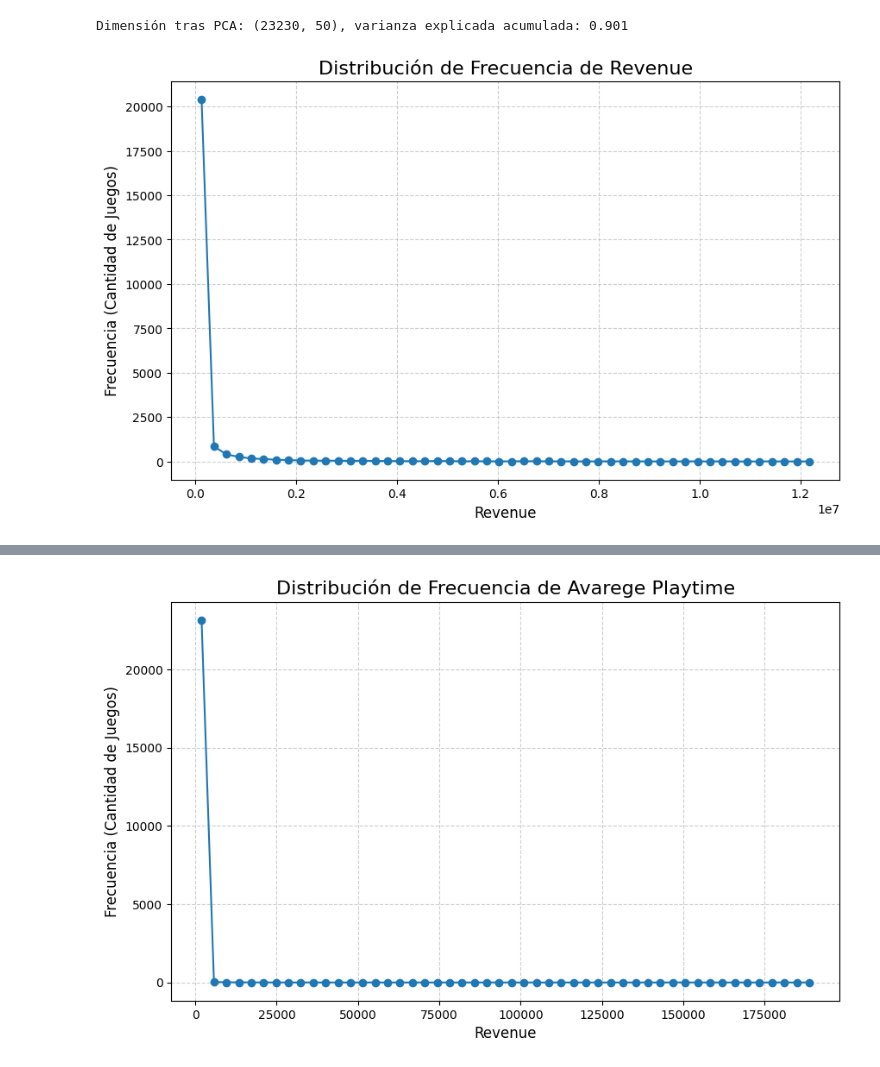
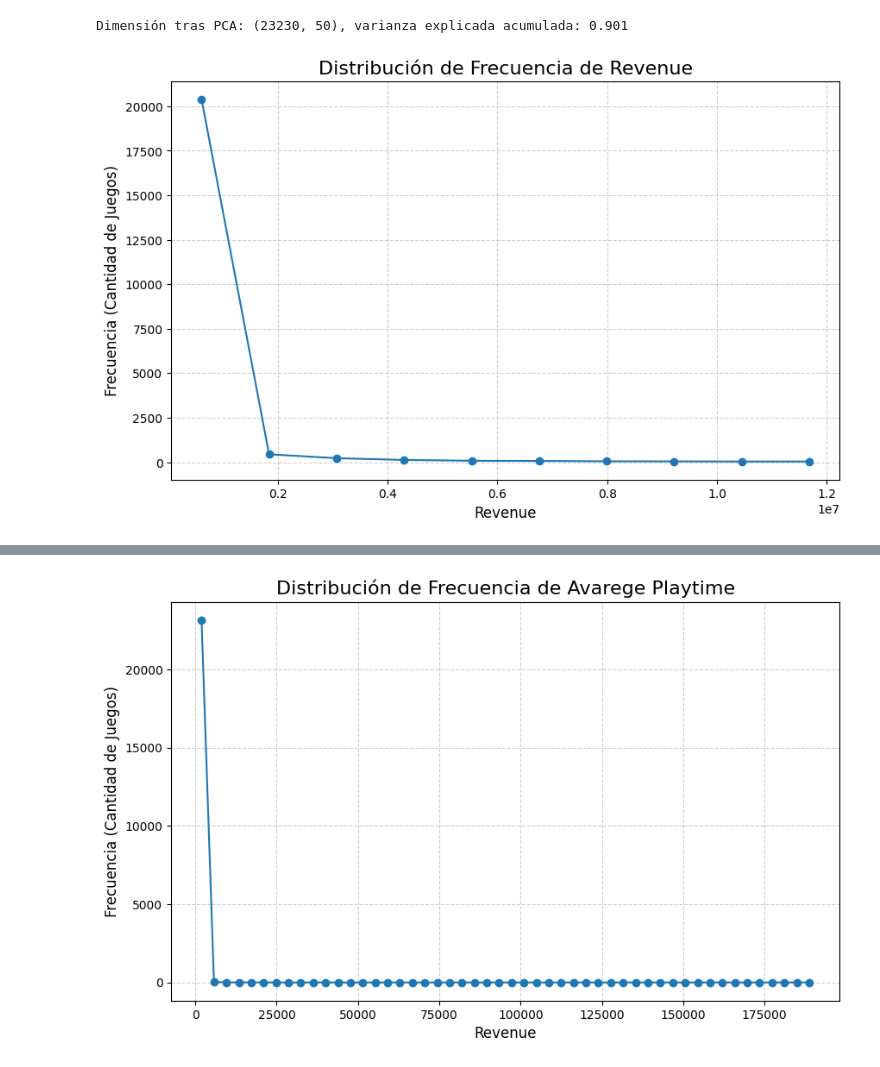
Before and after one commit to Checho-ramirijaz2014/proyecto_min, a Jupyter notebook: data_handler.ipynb, the cells around one changed output, grey strips where cells are left out. Saved outputs shown, nothing was run; the diff lists cells and outputs as text; code cells hidden in the pictures.

Commit message:
úlltimos gráficos de la E2

```diff
--- a/data_handler.ipynb
+++ b/data_handler.ipynb
@@ -220,19 +220,21 @@ print(f"Dimensión tras PCA: {X_pca.shape}, varianza explicada acumulada: {expla
 # %% [output]
 Dimensión tras PCA: (23230, 50), varianza explicada acumulada: 0.901
 # %%
+condition = (df_encoded["revenue"] == 0) & (df_encoded["price"] == 0)
+indices_to_drop = df_encoded[condition].index
+df_revenue = df.drop(indices_to_drop)
 
-counts, bin_edges = np.histogram(df['revenue'], bins=50)
+counts, bin_edges = np.histogram(df_revenue['revenue'], bins=10)
 bin_centers = (bin_edges[:-1] + bin_edges[1:]) / 2
 plt.figure(figsize=(10, 6))
 
-# 3. Crear el gráfico de línea
 plt.plot(bin_centers, counts, marker='o', linestyle='-')
 
 plt.title('Distribución de Frecuencia de Revenue', fontsize=16)
 plt.xlabel('Revenue', fontsize=12)
 plt.ylabel('Frecuencia (Cantidad de Juegos)', fontsize=12)
 plt.grid(True, linestyle='--', alpha=0.6)
 plt.show()
 # %% [output]
-[figure, old version]
+[figure, new version]
 # %%
```
Also changed, not shown: parts of 9 cells of this notebook.
